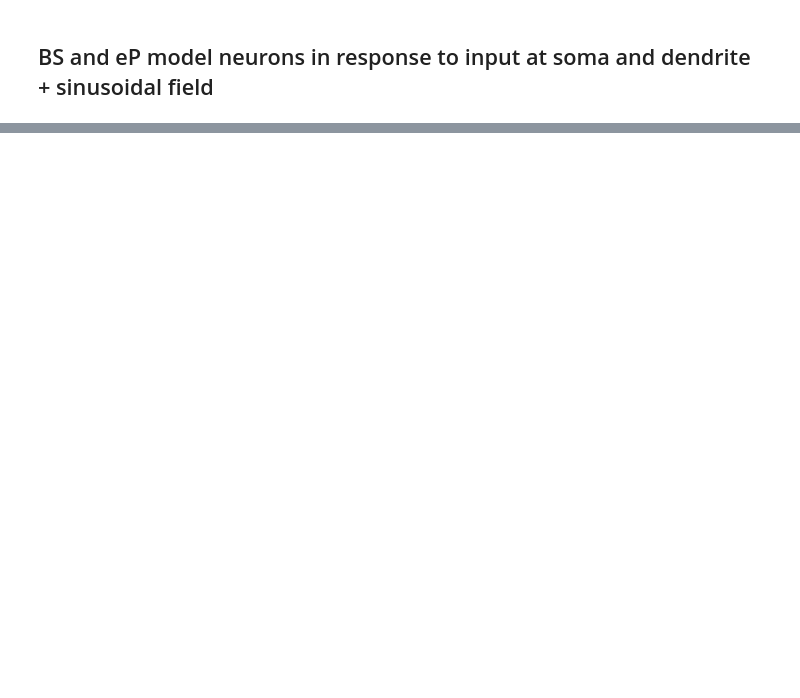
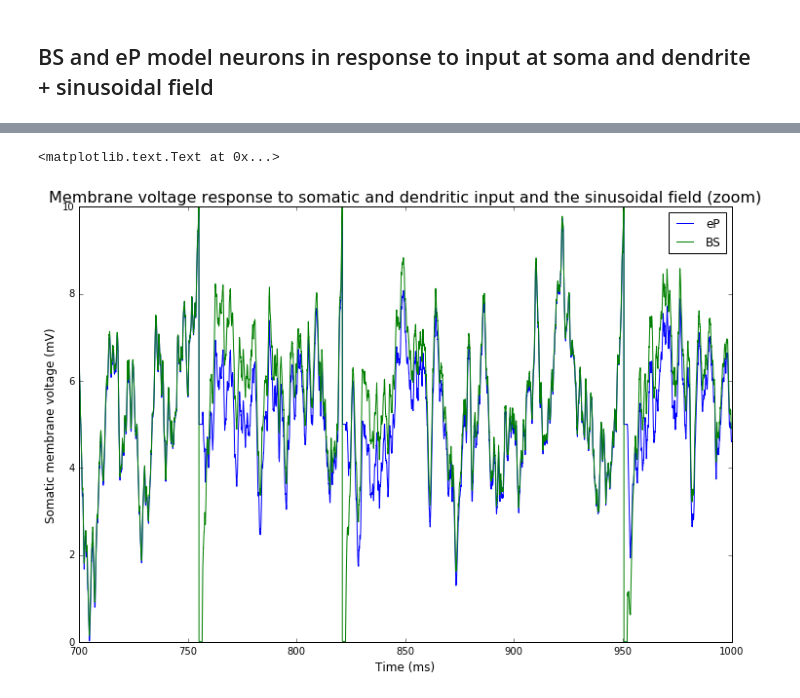
Before and after one commit to nigroup/IF_extension, a Jupyter notebook: run_BS_and_eP_models.ipynb, the cells around one changed output, grey strips where cells are left out. Cells and saved outputs as stored; diff of their text form; code cells hidden in the pictures; blank space fills up the shorter version.

```diff
--- a/run_BS_and_eP_models.ipynb
+++ b/run_BS_and_eP_models.ipynb
@@ -397,0 +401,14 @@ plt.title('Membrane voltage response to somatic and dendritic input and the sinu
+# %%
+plt.figure(figsize=(12.,8.))
+plt.plot(t_eP*1e3,V_eP*1e3,label='eP')
+if isNEURONInstalled:
+    plt.plot(t,V_BS,label='BS')
+plt.legend()
+plt.ylabel('Somatic membrane voltage (mV)', fontsize=12)
+plt.xlabel('Time (ms)', fontsize=12)
+plt.xlim([700,1000])
+plt.ylim([0,10])
+plt.title('Membrane voltage response to somatic and dendritic input and the sinusoidal field (zoom)', fontsize=16)
+# %% [output]
+<matplotlib.text.Text at 0x...>
+[figure, added]
```
Also changed, not shown: parts of 9 cells of this notebook.
